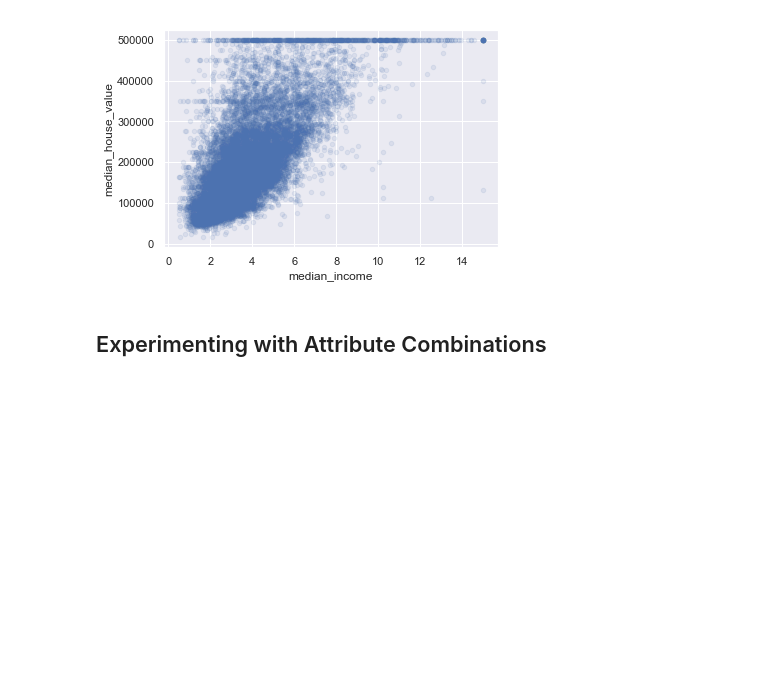
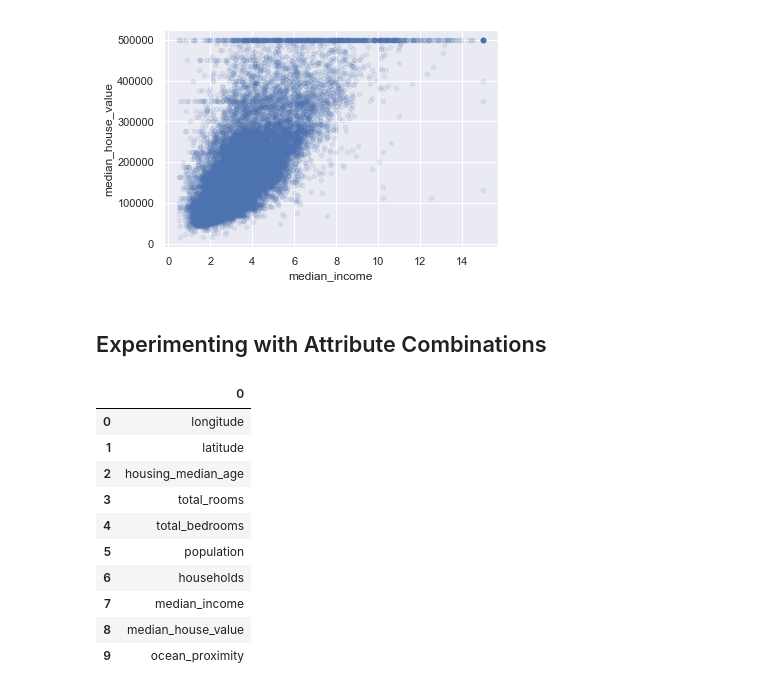
Before and after one commit to Randallzoeng/BookClub, a Jupyter notebook: HandsOnML/🚧PartⅠChapter 2.ipynb, the cells around one changed output. Saved outputs shown, nothing was run; the diff lists cells and outputs as text; code cells hidden in the pictures; blank space fills up the shorter version.

```diff
--- a/HandsOnML/🚧PartⅠChapter 2.ipynb
+++ b/HandsOnML/🚧PartⅠChapter 2.ipynb
@@ -202,3 +202,17 @@ housing.plot(kind="scatter",x="median_income",y="median_house_value",alpha=0.1)
 [figure]
 # %% [markdown]
 ## Experimenting with Attribute Combinations
+# %%
+pd.DataFrame(housing.columns)
+# %% [output]
+|  | 0 |
+| 0 | longitude |
+| 1 | latitude |
+| 2 | housing_median_age |
+| 3 | total_rooms |
+| 4 | total_bedrooms |
+| 5 | population |
+| 6 | households |
+| 7 | median_income |
+| 8 | median_house_value |
+| 9 | ocean_proximity |
```
Also changed, not shown: parts of 27 cells of this notebook.
